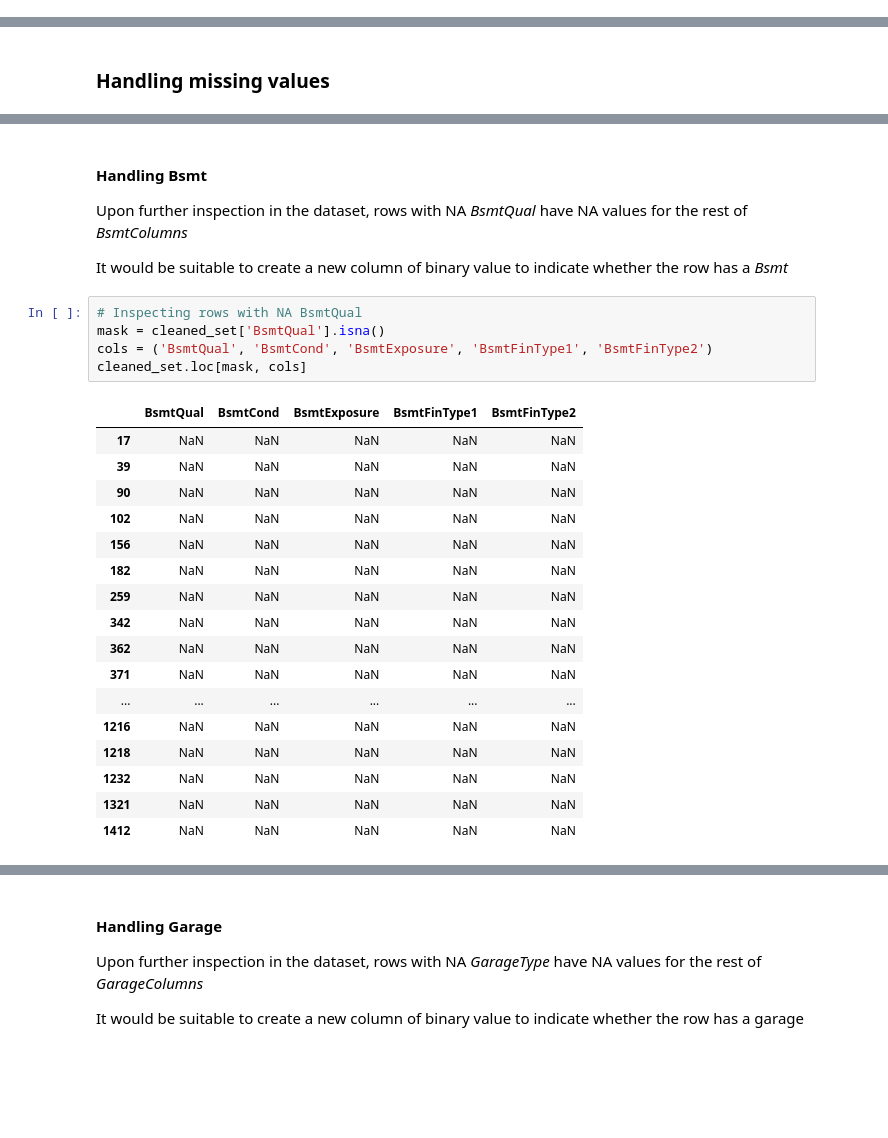
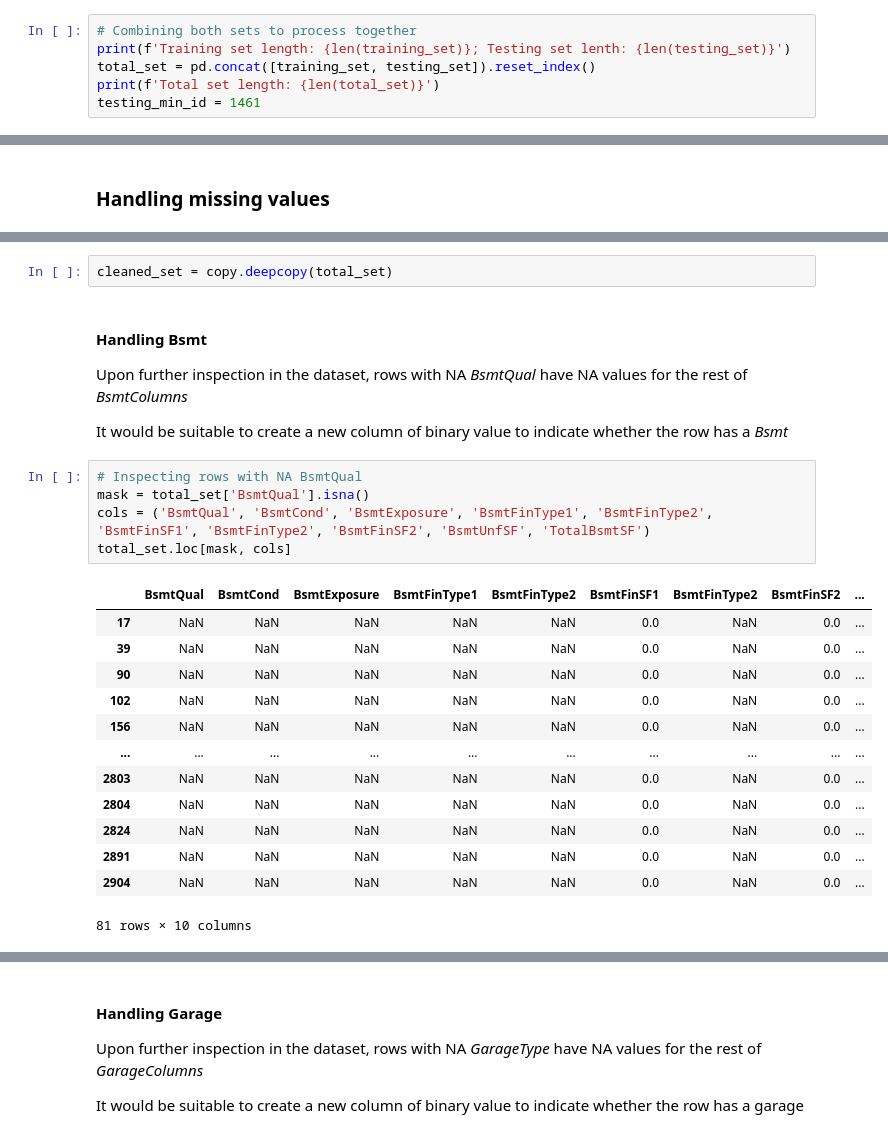
Before and after one commit to petermok-1213/house-price-regression, a Jupyter notebook: ipynb/random_forest_regression.ipynb, the cells around one changed output, grey strips where cells are left out. Drawn from its saved outputs; the diff is of its cells as text; blank space fills up the shorter version.

Commit message:
UPDATED cleaning to garage and bsmt

```diff
--- a/ipynb/random_forest_regression.ipynb
+++ b/ipynb/random_forest_regression.ipynb
@@ -20,3 +23,9 @@ TESTING_SET_PATH = '../dataset/test.csv'
 testing_set = pd.read_csv(TESTING_SET_PATH)
 # %% [markdown]
 ## Data Preprocessing
+# %%
+# Combining both sets to process together
+print(f'Training set length: {len(training_set)}; Testing set lenth: {len(testing_set)}')
+total_set = pd.concat([training_set, testing_set]).reset_index()
+print(f'Total set length: {len(total_set)}')
+testing_min_id = 1461
@@ -83,3 +63,5 @@ MiscFeature             1397
+# %%
+cleaned_set = copy.deepcopy(total_set)
 # %% [markdown]
 #### Handling Bsmt
 
@@ -88,26 +70,22 @@ Upon further inspection in the dataset, rows with NA *BsmtQual* have NA values f
 It would be suitable to create a new column of binary value to indicate whether the row has a *Bsmt*
 # %%
 # Inspecting rows with NA BsmtQual
-mask = cleaned_set['BsmtQual'].isna()
-cols = ('BsmtQual', 'BsmtCond', 'BsmtExposure', 'BsmtFinType1', 'BsmtFinType2')
-cleaned_set.loc[mask, cols]
+mask = total_set['BsmtQual'].isna()
+cols = ('BsmtQual', 'BsmtCond', 'BsmtExposure', 'BsmtFinType1', 'BsmtFinType2', 'BsmtFinSF1', 'BsmtFinType2', 'BsmtFinSF2', 'BsmtUnfSF', 'TotalBsmtSF')
+total_set.loc[mask, cols]
 # %% [output]
-|  | BsmtQual | BsmtCond | BsmtExposure | BsmtFinType1 | BsmtFinType2 |
-| 17 | NaN | NaN | NaN | NaN | NaN |
-| 39 | NaN | NaN | NaN | NaN | NaN |
-| 90 | NaN | NaN | NaN | NaN | NaN |
-| 102 | NaN | NaN | NaN | NaN | NaN |
-| 156 | NaN | NaN | NaN | NaN | NaN |
-| 182 | NaN | NaN | NaN | NaN | NaN |
-| 259 | NaN | NaN | NaN | NaN | NaN |
-| 342 | NaN | NaN | NaN | NaN | NaN |
-| 362 | NaN | NaN | NaN | NaN | NaN |
-| 371 | NaN | NaN | NaN | NaN | NaN |
-| ... | ... | ... | ... | ... | ... |
-| 1216 | NaN | NaN | NaN | NaN | NaN |
-| 1218 | NaN | NaN | NaN | NaN | NaN |
-| 1232 | NaN | NaN | NaN | NaN | NaN |
-| 1321 | NaN | NaN | NaN | NaN | NaN |
-| 1412 | NaN | NaN | NaN | NaN | NaN |
+|  | BsmtQual | BsmtCond | BsmtExposure | BsmtFinType1 | BsmtFinType2 | BsmtFinSF1 | BsmtFinType2 | BsmtFinSF2 | ... |
+| 17 | NaN | NaN | NaN | NaN | NaN | 0.0 | NaN | 0.0 | ... |
+| 39 | NaN | NaN | NaN | NaN | NaN | 0.0 | NaN | 0.0 | ... |
+| 90 | NaN | NaN | NaN | NaN | NaN | 0.0 | NaN | 0.0 | ... |
+| 102 | NaN | NaN | NaN | NaN | NaN | 0.0 | NaN | 0.0 | ... |
+| 156 | NaN | NaN | NaN | NaN | NaN | 0.0 | NaN | 0.0 | ... |
+| ... | ... | ... | ... | ... | ... | ... | ... | ... | ... |
+| 2803 | NaN | NaN | NaN | NaN | NaN | 0.0 | NaN | 0.0 | ... |
+| 2804 | NaN | NaN | NaN | NaN | NaN | 0.0 | NaN | 0.0 | ... |
+| 2824 | NaN | NaN | NaN | NaN | NaN | 0.0 | NaN | 0.0 | ... |
+| 2891 | NaN | NaN | NaN | NaN | NaN | 0.0 | NaN | 0.0 | ... |
+| 2904 | NaN | NaN | NaN | NaN | NaN | 0.0 | NaN | 0.0 | ... |
+81 rows × 10 columns
 # %%
 # Inspecting rows with non-NA BsmtQual
```
Also changed, not shown: parts of 39 cells of this notebook.
